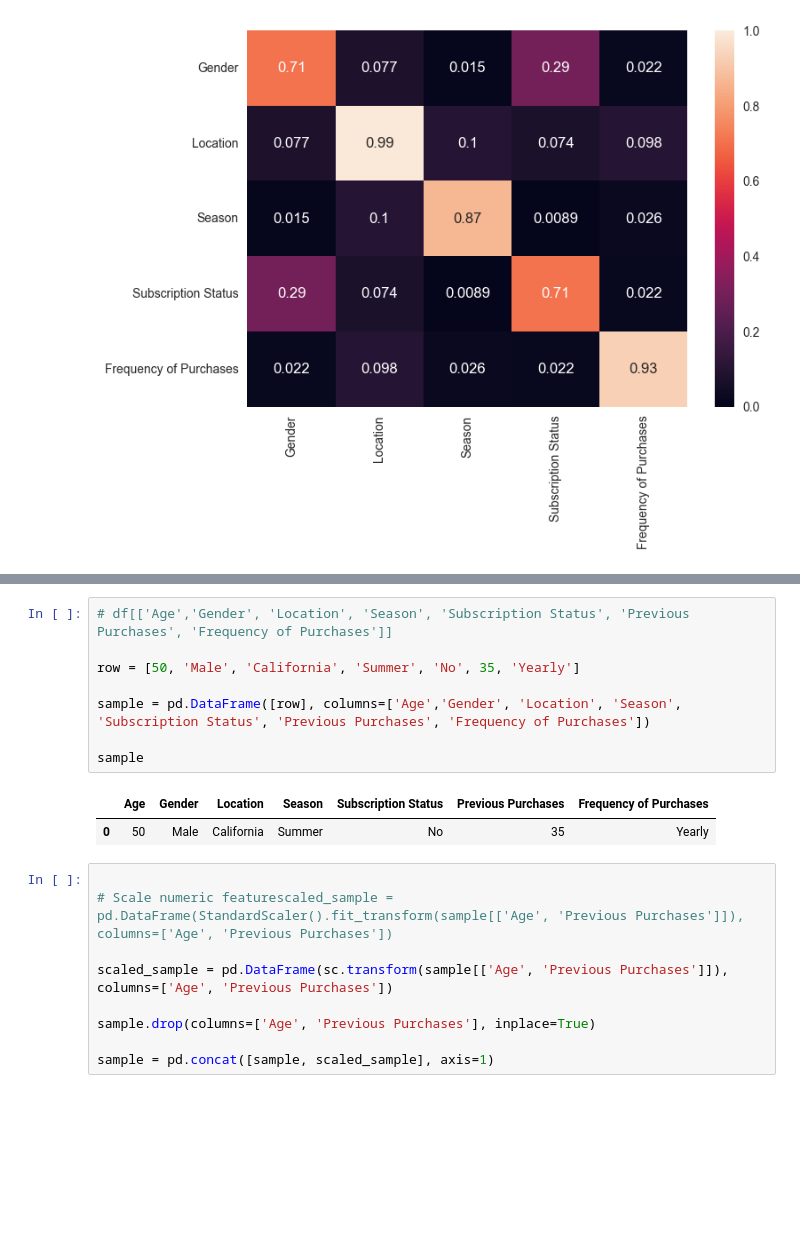
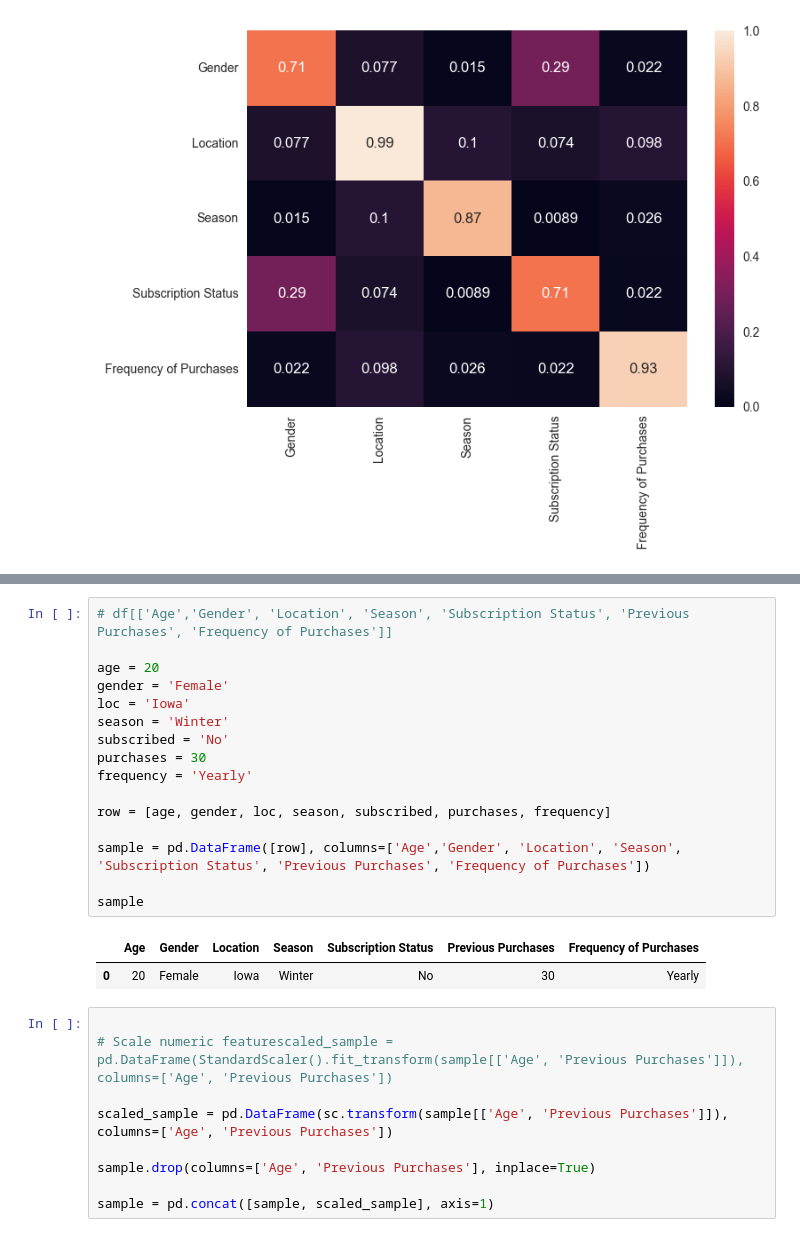
Before and after one commit to suyashgoel/product-recommendation, a Jupyter notebook: product-recommendation.ipynb, the cells around one changed output, grey strips where cells are left out. Cells and saved outputs as stored; diff of their text form; blank space fills up the shorter version.

```diff
--- a/product-recommendation.ipynb
+++ b/product-recommendation.ipynb
@@ -162,14 +166,22 @@ print(selected_features_df.loc[selected_features_df["Clusters"] == 10])
 # %%
 # df[['Age','Gender', 'Location', 'Season', 'Subscription Status', 'Previous Purchases', 'Frequency of Purchases']]
 
-row = [50, 'Male', 'California', 'Summer', 'No', 35, 'Yearly']
+age = 20
+gender = 'Female'
+loc = 'Iowa'
+season = 'Winter'
+subscribed = 'No'
+purchases = 30
+frequency = 'Yearly'
+
+row = [age, gender, loc, season, subscribed, purchases, frequency]
 
 sample = pd.DataFrame([row], columns=['Age','Gender', 'Location', 'Season', 'Subscription Status', 'Previous Purchases', 'Frequency of Purchases'])
 
 sample
 # %% [output]
 |  | Age | Gender | Location | Season | Subscription Status | Previous Purchases | Frequency of Purchases |
-| 0 | 50 | Male | California | Summer | No | 35 | Yearly |
+| 0 | 20 | Female | Iowa | Winter | No | 30 | Yearly |
 # %%
 
 # Scale numeric featurescaled_sample = pd.DataFrame(StandardScaler().fit_transform(sample[['Age', 'Previous Purchases']]), columns=['Age', 'Previous Purchases'])
```
Also changed, not shown: parts of 19 cells of this notebook.
